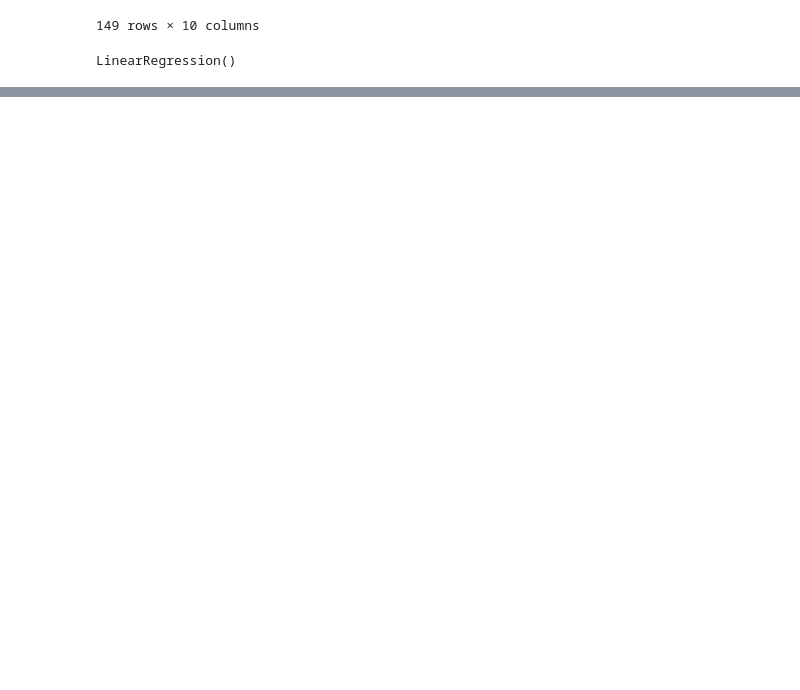
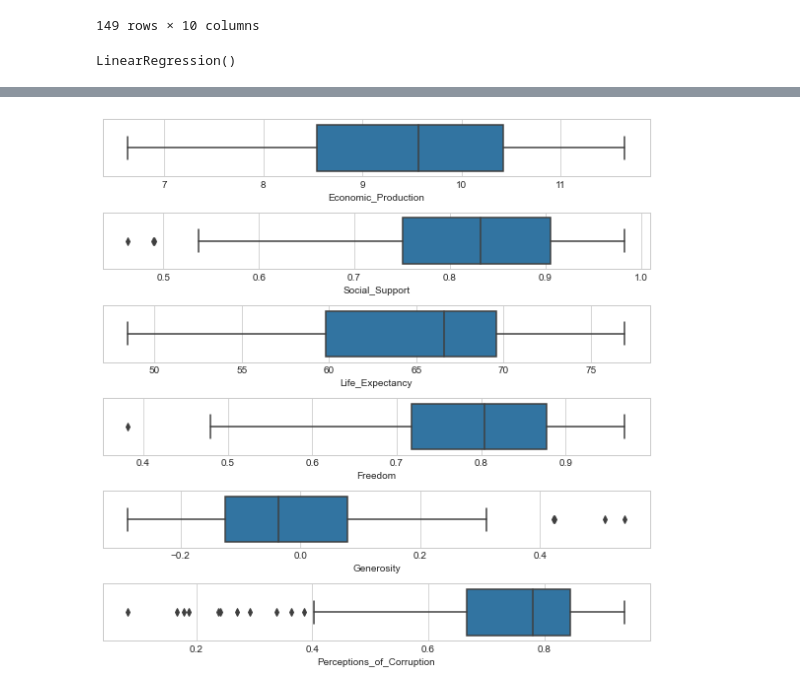
Before and after one commit to Wavelydavely/World_Happiness_Report, a Jupyter notebook: s2model.ipynb, the cells around one changed output, grey strips where cells are left out. Saved outputs shown, nothing was run; the diff lists cells and outputs as text; code cells hidden in the pictures; blank space fills up the shorter version.

```diff
--- a/s2model.ipynb
+++ b/s2model.ipynb
@@ -132,0 +135,13 @@ plt.show()
+# %%
+import warnings
+warnings.simplefilter(action="ignore", category=FutureWarning)
+fig, axs = plt.subplots(6, figsize = (8,8))
+plt1 = sns.boxplot(happiness_df['Economic_Production'], ax = axs[0])
+plt2 = sns.boxplot(happiness_df['Social_Support'], ax = axs[1])
+plt3 = sns.boxplot(happiness_df['Life_Expectancy'], ax = axs[2])
+plt4 = sns.boxplot(happiness_df['Freedom'], ax = axs[3])
+plt5 = sns.boxplot(happiness_df['Generosity'], ax = axs[4])
+plt6 = sns.boxplot(happiness_df['Perceptions_of_Corruption'], ax = axs[5])
+plt.tight_layout()
+# %% [output]
+[figure, added]
```
Also changed, not shown: parts of 15 cells of this notebook.
